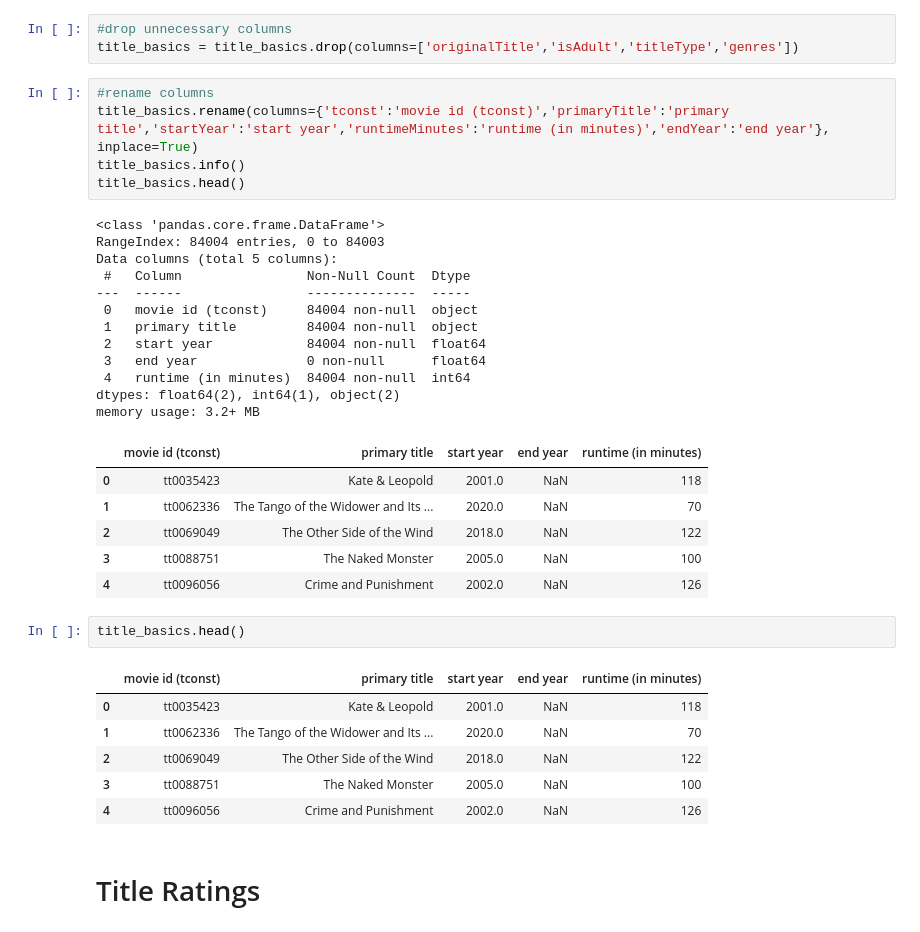
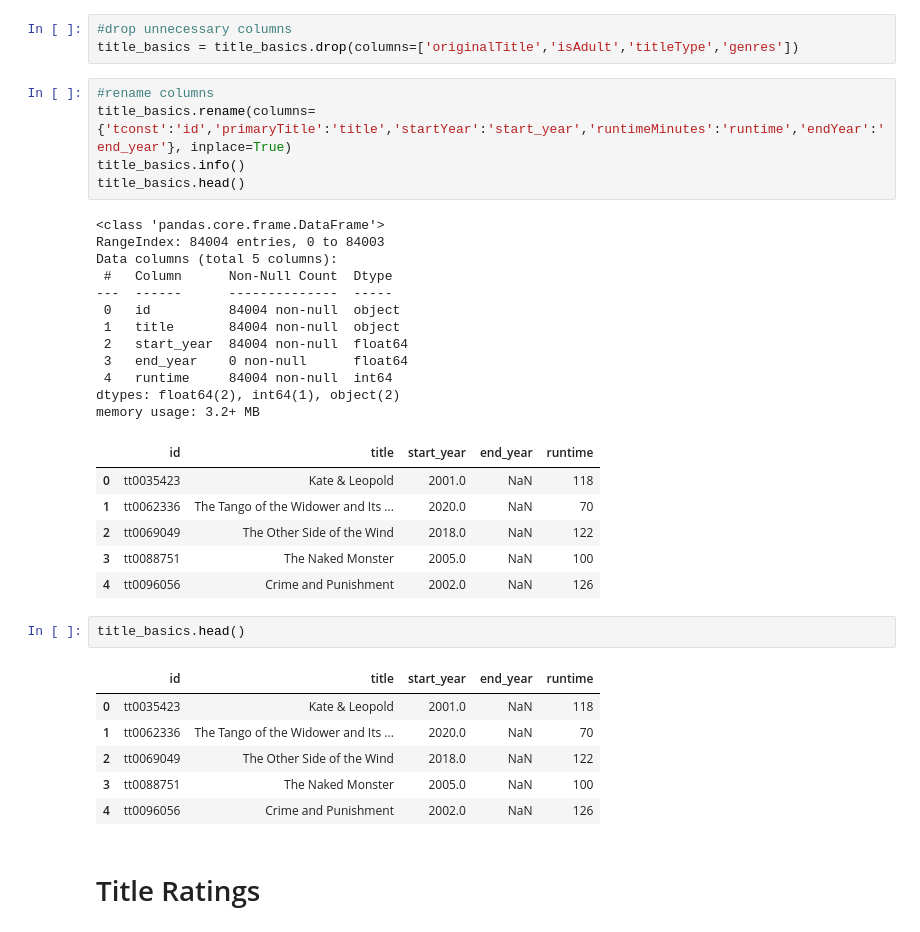
Before and after one commit to Gracey701/TMDB-Movies, a Jupyter notebook: Part 3 ETL.ipynb, the cells around one changed output. Saved outputs shown, nothing was run; the diff lists cells and outputs as text.

```diff
--- a/Part 3 ETL.ipynb
+++ b/Part 3 ETL.ipynb
@@ -170,23 +170,23 @@ title_basics.head()
 title_basics = title_basics.drop(columns=['originalTitle','isAdult','titleType','genres'])
 # %%
 #rename columns
-title_basics.rename(columns={'tconst':'movie id (tconst)','primaryTitle':'primary title','startYear':'start year','runtimeMinutes':'runtime (in minutes)','endYear':'end year'}, inplace=True)
+title_basics.rename(columns={'tconst':'id','primaryTitle':'title','startYear':'start_year','runtimeMinutes':'runtime','endYear':'end_year'}, inplace=True)
 title_basics.info()
 title_basics.head()
 # %% [output]
 <class 'pandas.core.frame.DataFrame'>
 RangeIndex: 84004 entries, 0 to 84003
 Data columns (total 5 columns):
- #   Column                Non-Null Count  Dtype
----  ------                --------------  -----
- 0   movie id (tconst)     84004 non-null  object
- 1   primary title         84004 non-null  object
- 2   start year            84004 non-null  float64
- 3   end year              0 non-null      float64
- 4   runtime (in minutes)  84004 non-null  int64
+ #   Column      Non-Null Count  Dtype
+---  ------      --------------  -----
+ 0   id          84004 non-null  object
+ 1   title       84004 non-null  object
+ 2   start_year  84004 non-null  float64
+ 3   end_year    0 non-null      float64
+ 4   runtime     84004 non-null  int64
 dtypes: float64(2), int64(1), object(2)
 memory usage: 3.2+ MB
-|  | movie id (tconst) | primary title | start year | end year | runtime (in minutes) |
+|  | id | title | start_year | end_year | runtime |
 | 0 | tt0035423 | Kate & Leopold | 2001.0 | NaN | 118 |
 | 1 | tt0062336 | The Tango of the Widower and Its ... | 2020.0 | NaN | 70 |
 | 2 | tt0069049 | The Other Side of the Wind | 2018.0 | NaN | 122 |
@@ -195,7 +195,7 @@ memory usage: 3.2+ MB
 # %%
 title_basics.head()
 # %% [output]
-|  | movie id (tconst) | primary title | start year | end year | runtime (in minutes) |
+|  | id | title | start_year | end_year | runtime |
 | 0 | tt0035423 | Kate & Leopold | 2001.0 | NaN | 118 |
 | 1 | tt0062336 | The Tango of the Widower and Its ... | 2020.0 | NaN | 70 |
 | 2 | tt0069049 | The Other Side of the Wind | 2018.0 | NaN | 122 |
```
Also changed, not shown: parts of 14 cells of this notebook, 26 other files.
